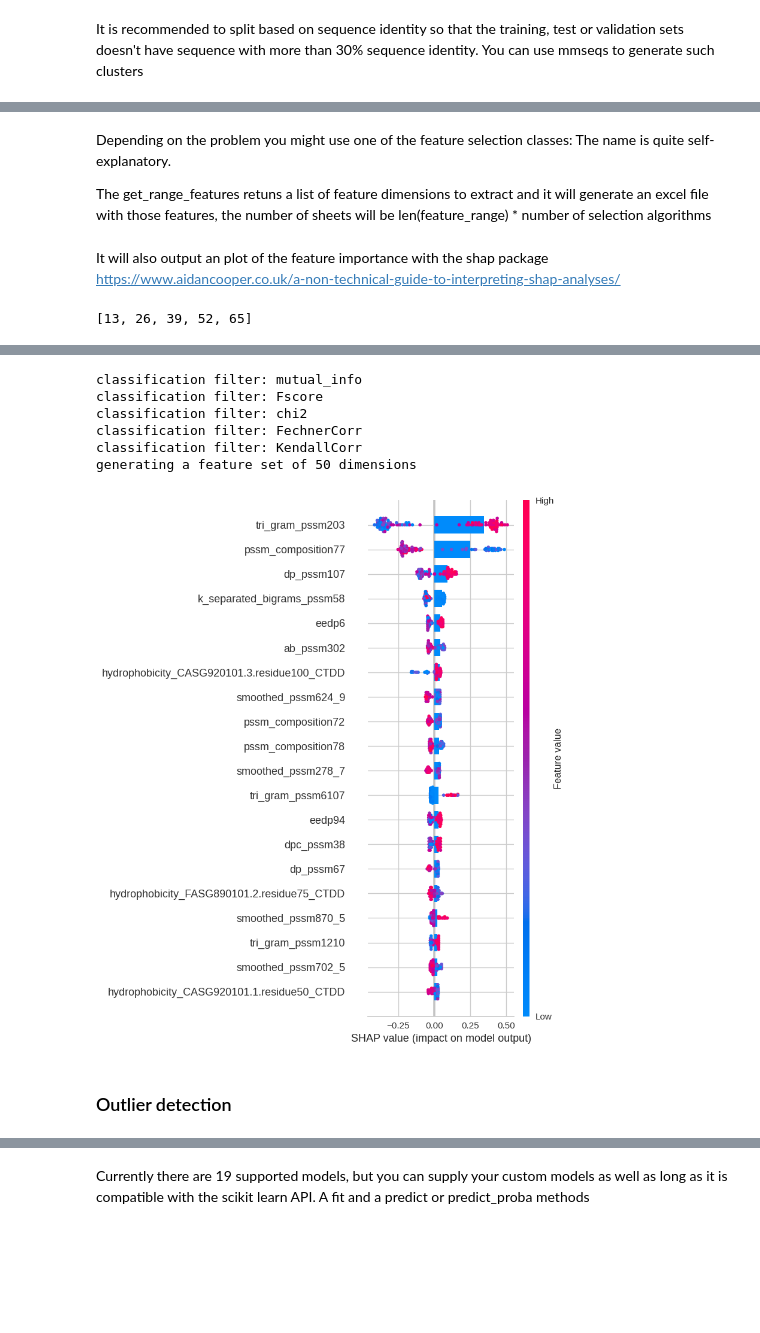
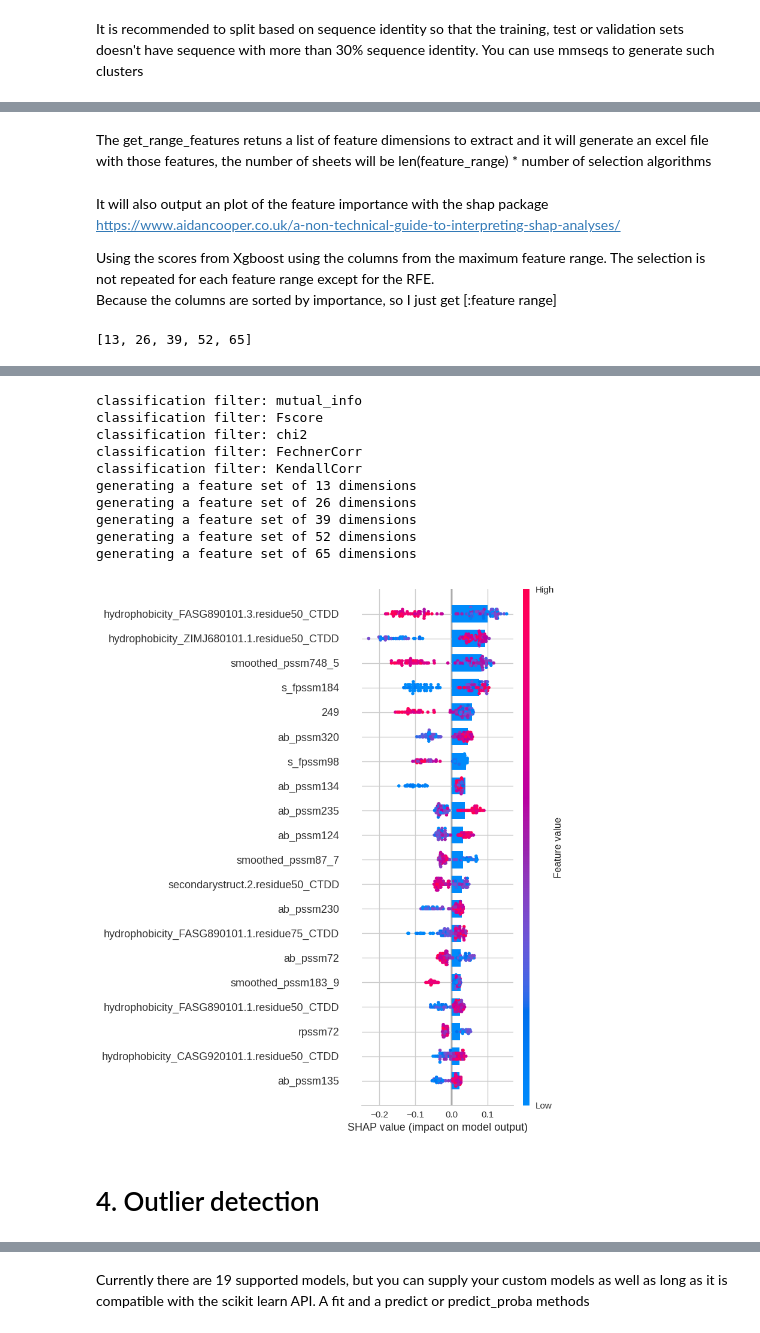
Before and after one commit to etiur/BioML, a Jupyter notebook: examples/test_end_to_end.ipynb, the cells around one changed output, grey strips where cells are left out. Cells and saved outputs as stored; diff of their text form; code cells hidden in the pictures; blank space fills up the shorter version.

```diff
--- a/examples/test_end_to_end.ipynb
+++ b/examples/test_end_to_end.ipynb
@@ -158,7 +154,10 @@ X_train
 # %% [markdown]
-Depending on the problem you might use one of the feature selection classes: The name is quite self-explanatory.
 
 The get_range_features retuns a list of feature dimensions to extract and it will generate an excel file with those features, the number of sheets will be len(feature_range) * number of selection algorithms
 # %% [markdown]
 It will also output an plot of the feature importance with the shap package https://www.aidancooper.co.uk/a-non-technical-guide-to-interpreting-shap-analyses/
+
+Using the scores from Xgboost using the columns from the maximum feature range.
+The selection is not repeated for each feature range except for the RFE.
+Because the columns are sorted by importance, so I just get [:feature range]
 # %%
@@ -174,7 +173,7 @@ if problem == "classification":
 elif problem == "regression":
     filters = selection.FeatureRegression()
 
-select = selection.FeatureSelection("classfication_results/filtered_features.xlsx", filters, num_thread=2, seed=10,
+select = selection.FeatureSelection("classification_results/filtered_features.xlsx", filters, num_thread=2, seed=10,
                                     scaler="robust", test_size=0.2)
 
 select.construct_features(features.features, X_train, y_train, feature_range)
@@ -186,10 +185,14 @@ select.construct_features(features.features, X_train, y_train, feature_range)
 classification filter: mutual_info
 classification filter: Fscore
 classification filter: chi2
 classification filter: FechnerCorr
 classification filter: KendallCorr
-generating a feature set of 50 dimensions
+generating a feature set of 13 dimensions
+generating a feature set of 26 dimensions
+generating a feature set of 39 dimensions
+generating a feature set of 52 dimensions
+generating a feature set of 65 dimensions
-[figure, old version]
+[figure, new version]
 # %% [markdown]
-### Outlier detection
+# 4. Outlier detection
 # %% [markdown]
```
Also changed, not shown: parts of 50 cells of this notebook, 7 other files.
